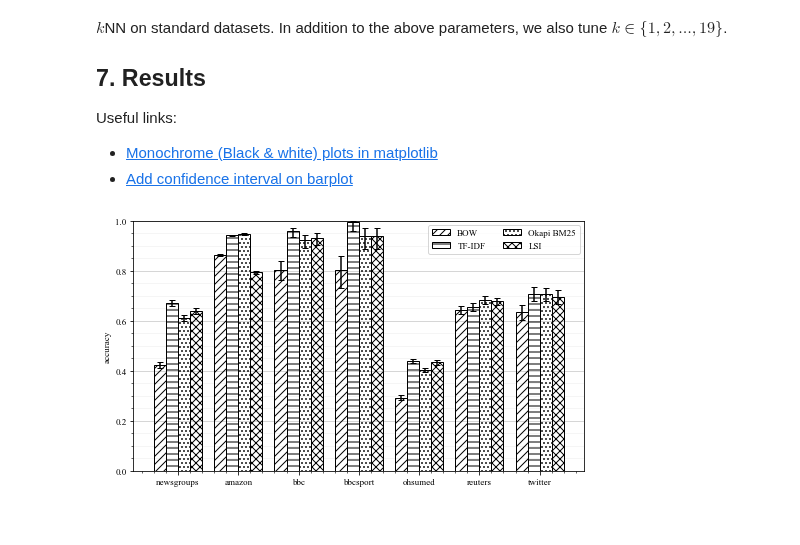
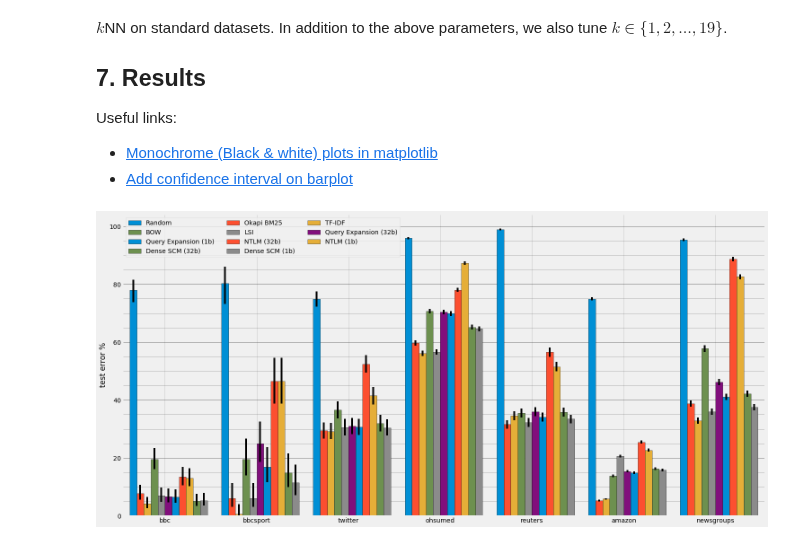
Before and after one commit to MIR-MU/regularized-embeddings, a Jupyter notebook: classification.ipynb, the cells around one changed output. Drawn from its saved outputs; the diff is of its cells as text; code cells hidden in the pictures.

Commit message:
Add dense soft SVM and random results

```diff
--- a/classification.ipynb
+++ b/classification.ipynb
@@ -235,55 +286,68 @@ Useful links:
 # %%
 %matplotlib inline
 
-from itertools import cycle
+from itertools import chain, cycle
 
 import numpy as np
 import matplotlib.pyplot as plt
 from matplotlib import rcParams
 
+
+def flip(items, ncol):
+    return chain(*[items[i::ncol] for i in range(ncol)])
+
 num_bars = len(configurations)
-bar_width = 1.0 / (num_bars + 1)
+num_datasets = len(dataset_names)
+bar_width = 1.0 / (num_bars + 2)
 bar_ys, bar_yerrs_lower, bar_yerrs_upper = list(zip(*map(lambda x: zip(*x), (
     (
         (
-            results[name][configuration].accuracy()[0],
-            results[name][configuration].accuracy()[0] - results[name][configuration].accuracy()[1],
-            results[name][configuration].accuracy()[2] - results[name][configuration].accuracy()[0],
+            100 * (1.0 - results[name][configuration].accuracy()[0]),
+            100 * (results[name][configuration].accuracy()[2] - results[name][configuration].accuracy()[0]),
+            100 * (results[name][configuration].accuracy()[0] - results[name][configuration].accuracy()[1]),
         )
         for name in dataset_names
     )
     for configuration in configurations
 ))))
 bar_xs = [
-    np.arange(len(dataset_names)) + bar_width * (bar_number - 0.5 * (num_bars - 1))
+    np.arange(num_datasets) + bar_width * (bar_number - 0.5 * (num_bars - 1))
     for bar_number in range(num_bars)
 ]
-hatches = ('///', '--', '...', 'xxx', '\///', '\\\\', '*', 'o')
+hatches = (' ', '///', '...', 'xxx', '\\\\\\', '**', 'xx', '.', '*', 'o', 'O')
 
-rcParams['font.size'] = 9
-rcParams['font.family'] = 'serif'
-rcParams['font.serif'] = ['Times New Roman', 'TeX Gyre Termes']
+# rcParams['font.size'] = 9
+# rcParams['font.family'] = 'serif'
+# rcParams['font.serif'] = ['Times New Roman', 'TeX Gyre Termes']
+plt.style.use('fivethirtyeight')
 
-plt.figure(figsize=(7, 4))
+# fig = plt.figure(figsize=(7, 4))
+fig = plt.figure(figsize=(21, 10))
+ax = fig.add_subplot(111)
 for x, y, yerr_lower, yerr_upper, label, hatch in zip(
             bar_xs,
             bar_ys,
             bar_yerrs_lower,
             bar_yerrs_upper,
             map(lambda x: configuration_names[x], configurations),
             cycle(hatches),
         ):
     yerr = (yerr_lower, yerr_upper)
-    plt.bar(x, y, width=bar_width, edgecolor='black', color='w', hatch=hatch, yerr=yerr, capsize=3, label=label)
+    # plt.bar(x, y, width=bar_width, edgecolor='black', color='w', yerr=yerr, hatch=hatch, capsize=0, label=label)
+    plt.bar(x, y, width=bar_width, edgecolor='black', yerr=yerr, capsize=0, label=label)
+
+handles, labels = ax.get_legend_handles_labels()
+ncol = 3
+plt.legend(flip(handles, ncol), flip(labels, ncol), loc='best', ncol=ncol)
+
 plt.xticks(bar_xs[num_bars // 2] - 0.5 * bar_width, dataset_names)
 plt.minorticks_on()
-plt.ylabel('accuracy')
-plt.ylim((0.0, 1.0))
-plt.legend(loc='upper right', ncol=2)
-plt.grid(axis='y', which='major', color='k', alpha=0.2)
-plt.grid(axis='y', which='minor', color='k', alpha=0.05)
+plt.ylabel('test error %')
+plt.xlim((-0.5 * (num_bars + 2) * bar_width, num_datasets - 1 + 0.5 * (num_bars + 2) * bar_width))
+plt.grid(axis='y', which='major', color='k', alpha=0.5)
+plt.grid(axis='y', which='minor', color='k', alpha=0.25)
 plt.tight_layout()
 plt.savefig('classification.pdf')
 plt.show()
 # %% [output]
-[figure, old version]
+[figure, new version]
```
Also changed, not shown: parts of 19 cells of this notebook, 50 other files.
